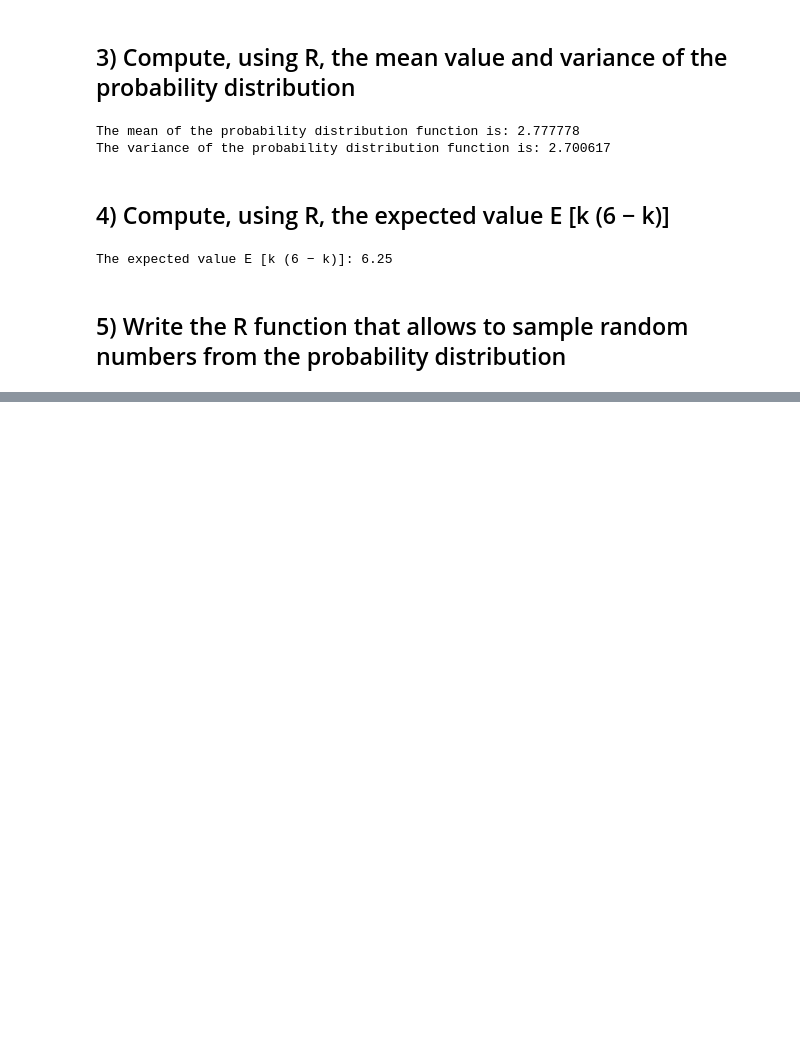
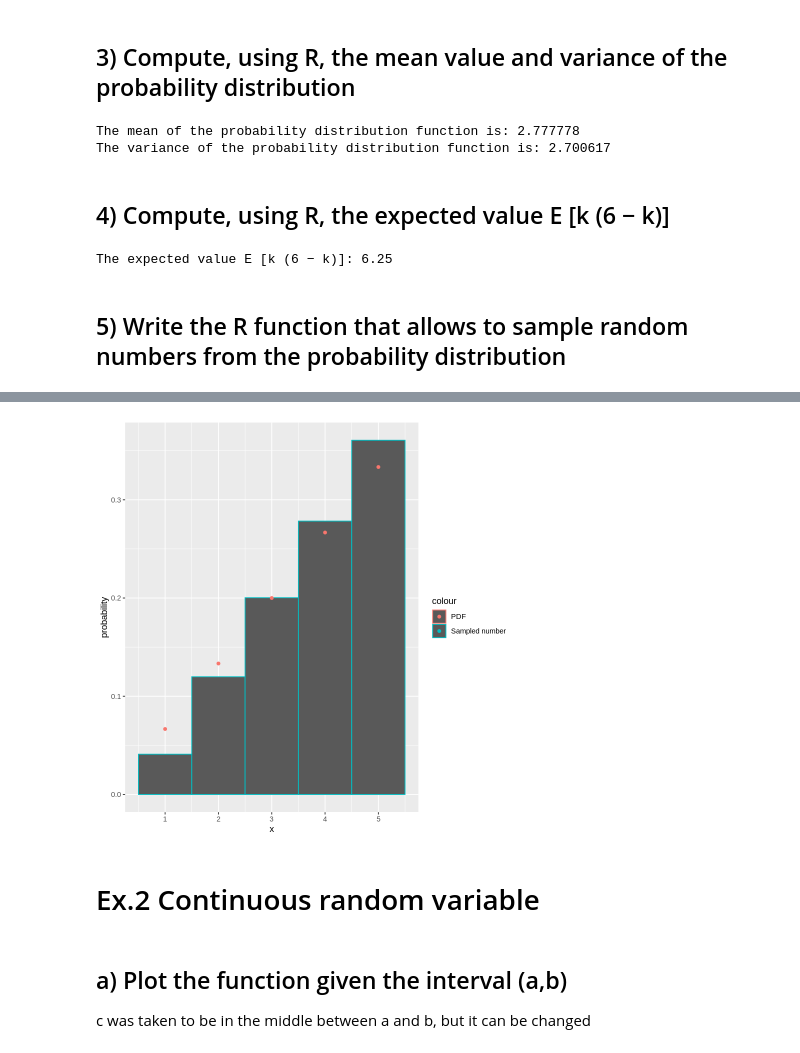
Before and after one commit to vepe99/Advance-Statistics-for-Physics-Analysis-, a Jupyter notebook: Lab2/Lab2.ipynb, the cells around one changed output, grey strips where cells are left out. Drawn from its saved outputs; the diff is of its cells as text; code cells hidden in the pictures; blank space fills up the shorter version.

```diff
--- a/Lab2/Lab2.ipynb
+++ b/Lab2/Lab2.ipynb
@@ -74,3 +82,16 @@ cat('The expected value E [k (6 − k)]:', E.X.k)
 The expected value E [k (6 − k)]: 6.25
 # %% [markdown]
 ## 5) Write the R function that allows to sample random numbers from the probability distribution
+# %%
+sample <- function(n) {
+    S <- runif(n, min=0, max=1)
+    a <- c()
+    for (s in S){
+        for (i in seq(1,5,1)){
+            if(s > punif.2(i-1) & s<punif.2(i)){
+                a <- c(a, i)
+            }
+        }
+    }
+    return (a)
+}
@@ -76,0 +100,16 @@ The expected value E [k (6 − k)]: 6.25
+# %%
+a <- sample(10**5)
+
+x <- 1:5
+d <- dunif.2(x)
+
+ggplot() +
+geom_histogram(aes(a,y=..count../sum(..count..), colour='Sampled number'), bins=5) +
+geom_point(aes(x=x, y=d, colour='PDF')) + labs(x='x', y='probability')
+# %% [output]
+[figure, added]
+# %% [markdown]
+# Ex.2 Continuous random variable
+# %% [markdown]
+## a) Plot the function given the interval (a,b)
+c was taken to be in the middle between a and b, but it can be changed
```
Also changed, not shown: parts of 26 cells of this notebook, 2 other files.
